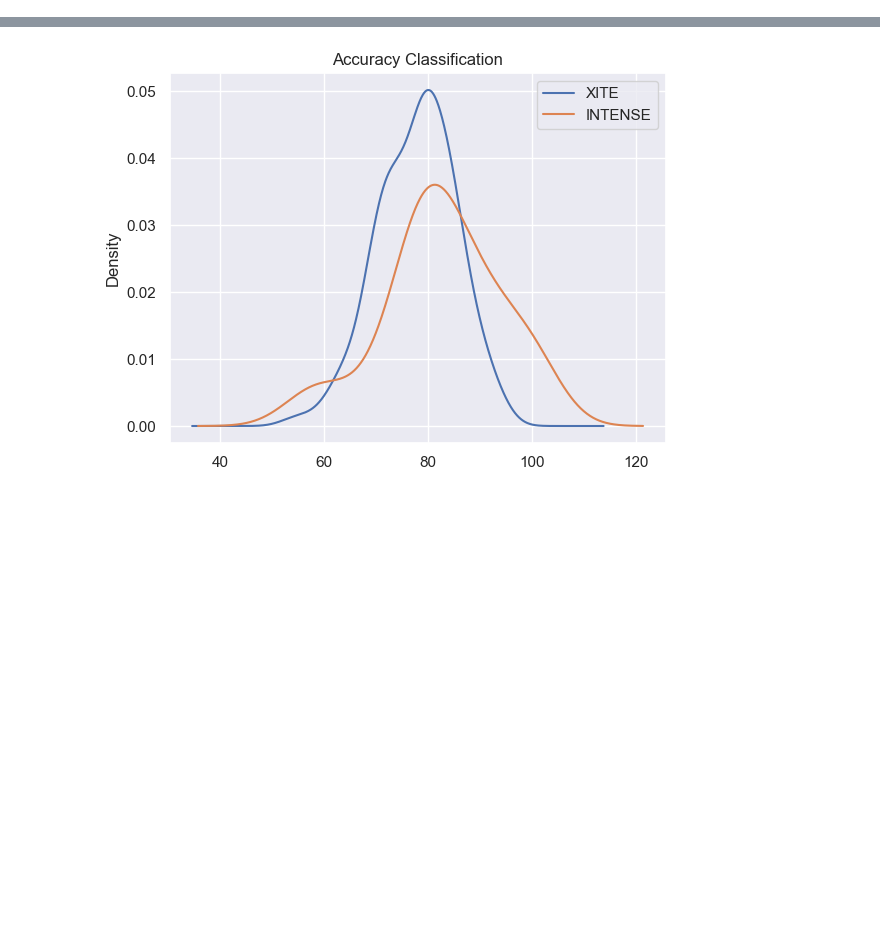
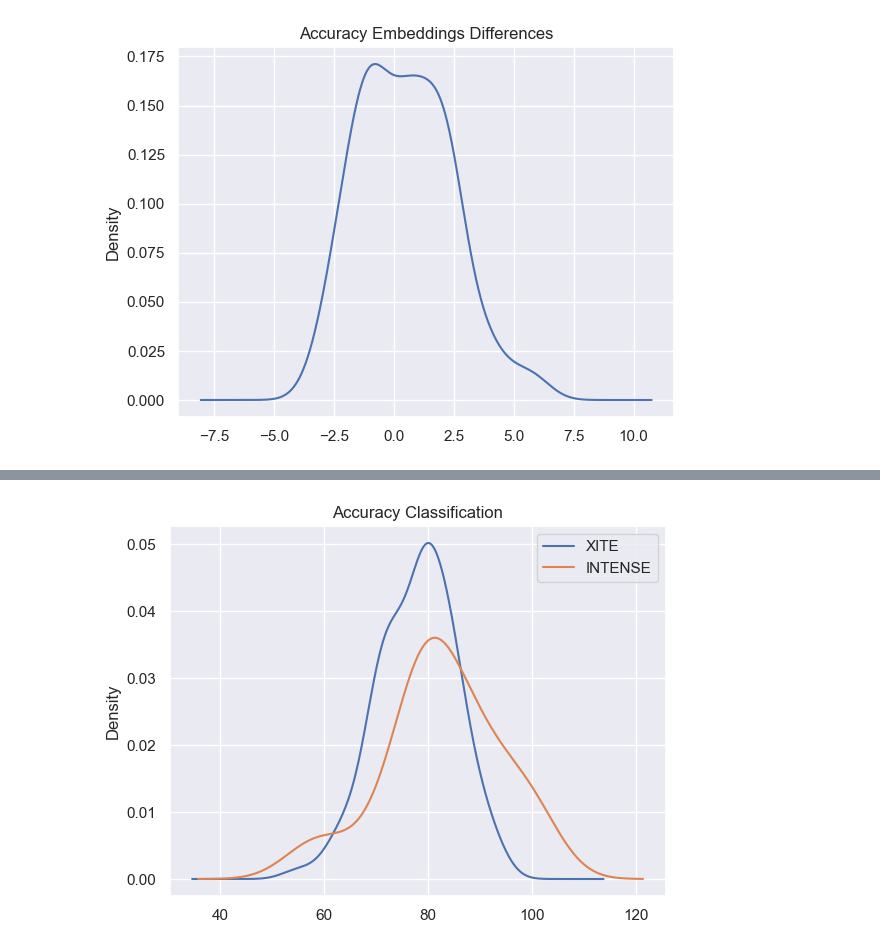
Before and after one commit to sven-knoblauch/PainLevelShiftDetection, a Jupyter notebook: PainClassificationTest/Results/display_results.ipynb, the cells around one changed output, grey strips where cells are left out. Drawn from its saved outputs; the diff is of its cells as text; code cells hidden in the pictures; blank space fills up the shorter version.

```diff
--- a/PainClassificationTest/Results/display_results.ipynb
+++ b/PainClassificationTest/Results/display_results.ipynb
@@ -55,0 +78,7 @@ df
+# %%
+difference = xite_all_embedding["accuracy"]-xite_all["accuracy"]
+difference.plot.kde()
+plt.title("Accuracy Embeddings Differences")
+plt.show()
+# %% [output]
+[figure, added]
```
Also changed, not shown: parts of 18 cells of this notebook, 18 other files.
